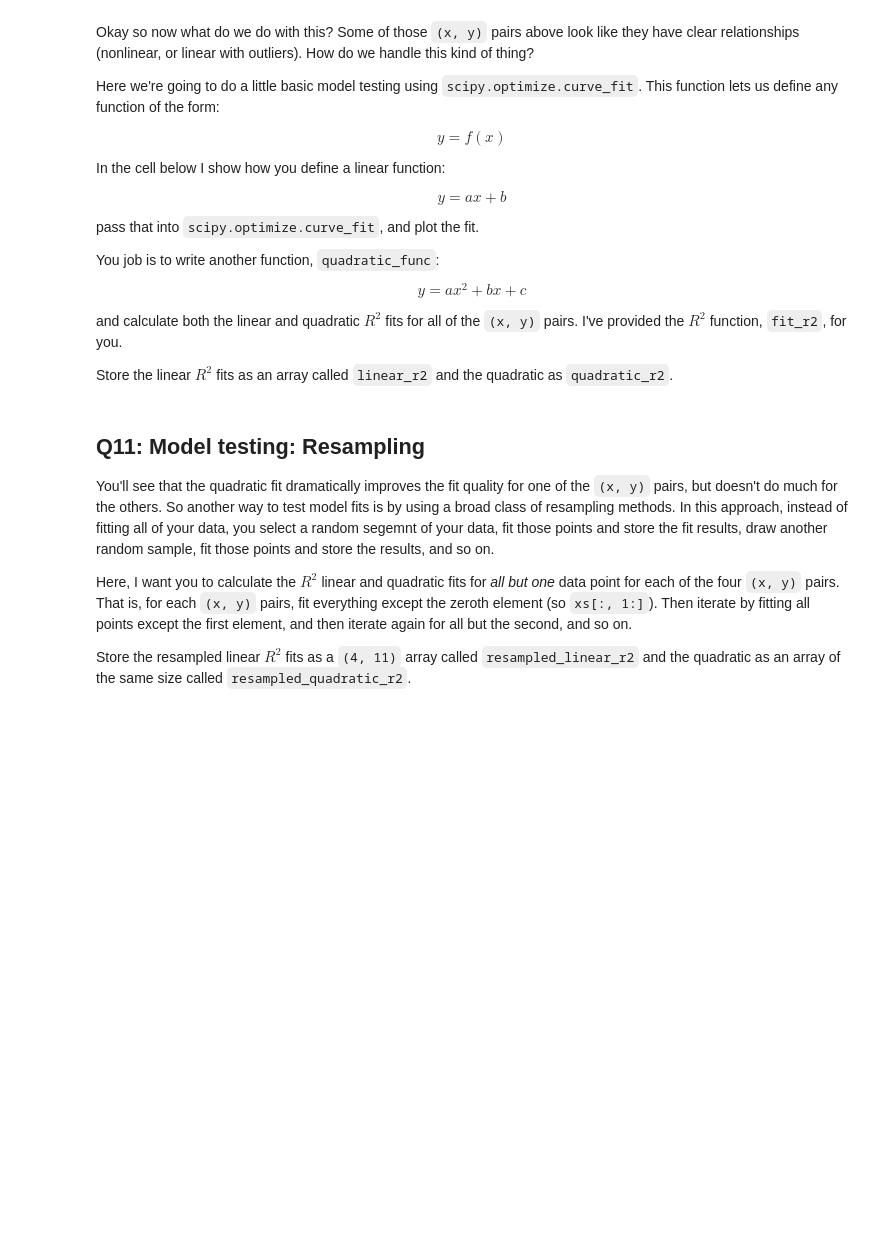
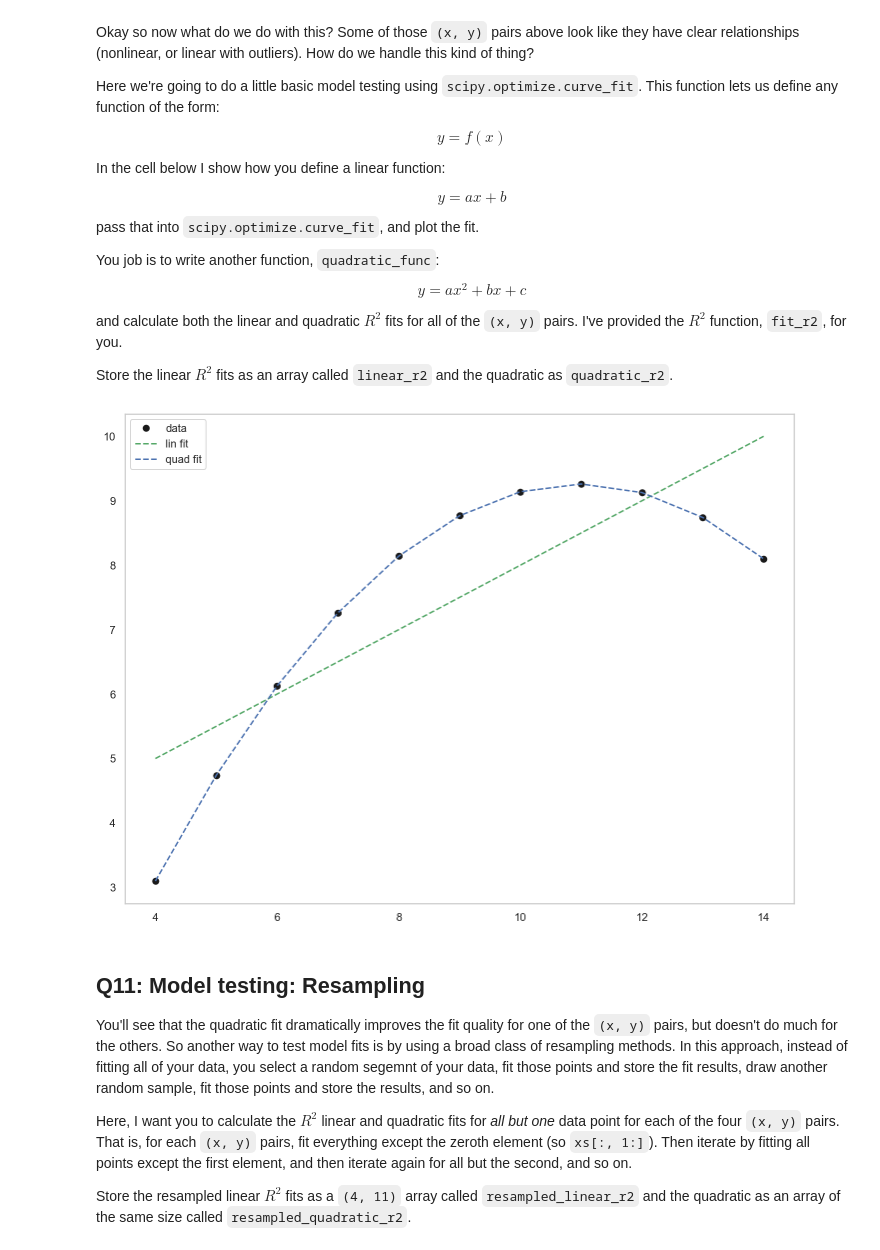
Before and after one commit to voytek/AI-READI-Bootcamp, a Jupyter notebook: Notebooks/a2-Correlations.ipynb, the cells around one changed output. Cells and saved outputs as stored; diff of their text form; code cells hidden in the pictures; blank space fills up the shorter version.

```diff
--- a/Notebooks/a2-Correlations.ipynb
+++ b/Notebooks/a2-Correlations.ipynb
@@ -203,33 +203,46 @@ Store the linear $R^2$ fits as an array called <code>linear_r2</code> and the qu
 # %%
 from scipy.optimize import curve_fit
 
 def linear_func(x, a, b):
     return (a * x) + b
+
+def quadratic_func(x, a, b, c):
+    return (a * (x**2)) + (b * x) + c
 
 def fit_r2(ydata, yfit):
     residuals = ydata - yfit # difference between data and fit
     ss_res = np.sum(residuals**2) # sum of the squares (ss) of the residuals
     ss_tot = np.sum((ydata - np.mean(ydata))**2) # total sum of squares
     r2 = 1 - (ss_res / ss_tot) # r-squared
     return r2
 
-xdata = xs[0,:]
-ydata = ys[0,:]
+xdata = x2
+ydata = y2
+
 popt, _ = curve_fit(linear_func, xdata, ydata)
-yfit = linear_func(xdata, *popt)
+lin_yfit = linear_func(xdata, *popt)
+
+popt, _ = curve_fit(quadratic_func, xdata, ydata)
+quad_yfit = quadratic_func(xdata, *popt)
 
 # Because it can be non-intuitive, the below code will plot
 # your data and the fits, so you can test your code out
 #
-# indices = np.argsort(xdata)
-# yfit_sorted = yfit[indices]
-# xfit_sorted = xdata[indices]
-# plt.plot(xdata, ydata, 'o', label='data')
-# plt.plot(xfit_sorted, yfit_sorted, '--', label='fit')
-# plt.legend()
-# plt.show()
+indices = np.argsort(xdata)
+
+lin_yfit_sorted = lin_yfit[indices]
+quad_yfit_sorted = quad_yfit[indices]
+
+xfit_sorted = xdata[indices]
+plt.plot(xdata, ydata, 'ko', label='data')
+plt.plot(xfit_sorted, lin_yfit_sorted, 'g--', label='lin fit')
+plt.plot(xfit_sorted, quad_yfit_sorted, 'b--', label='quad fit')
+plt.legend()
+plt.show()
 
 # Solution
+# %% [output]
+[figure, added]
 # %% [markdown]
 ## Q11: Model testing: Resampling
 
```
Also changed, not shown: 4 other files.
